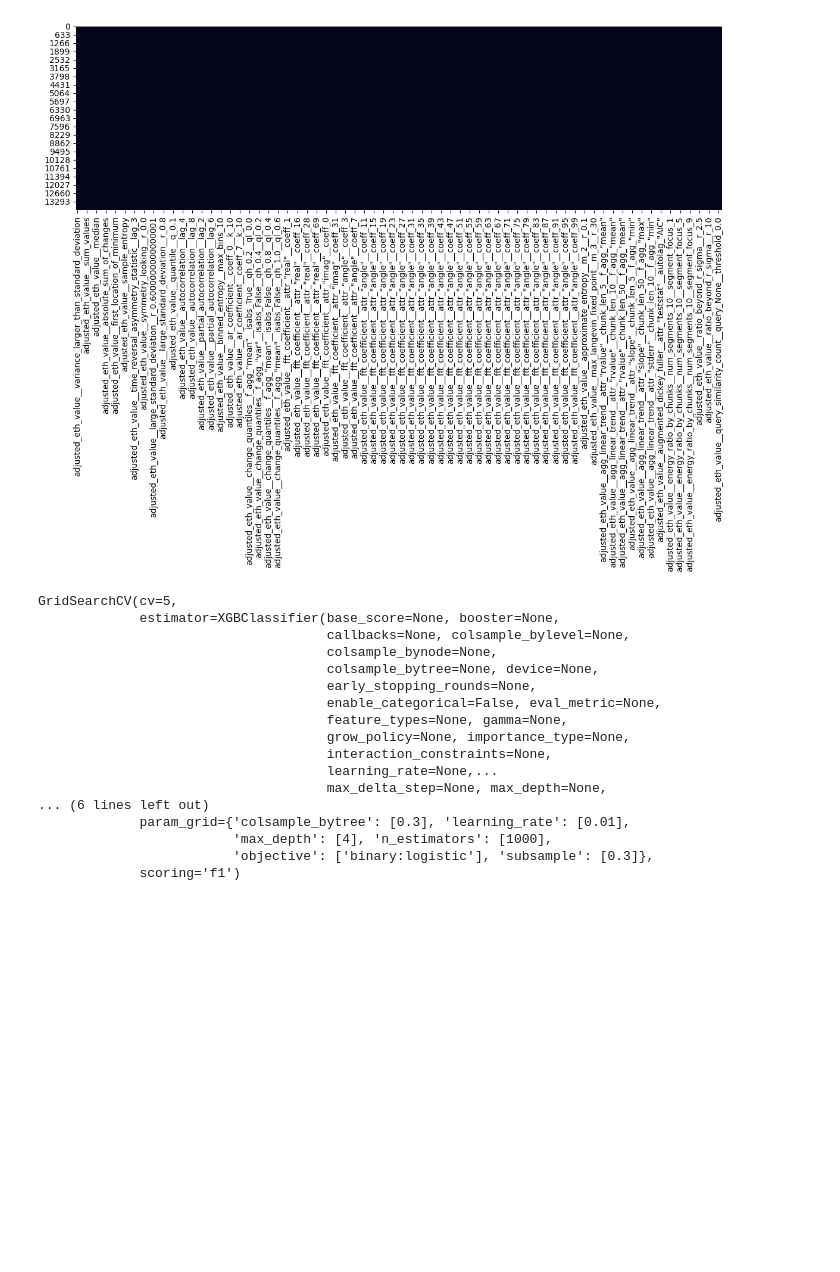
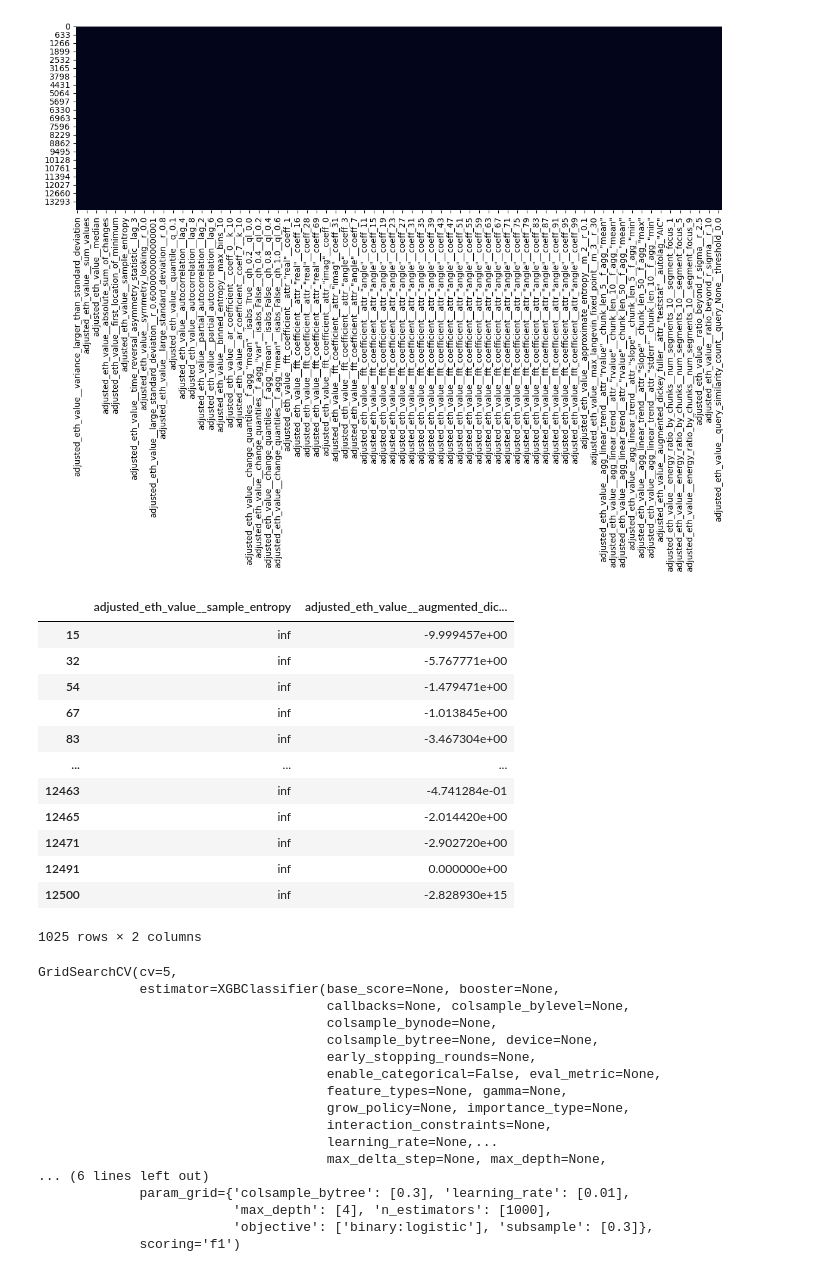
Before and after one commit to shazzad-hasan/ethereum-fraud-detection, a Jupyter notebook: data-preparation/kaggle_etherscan_time_series_data.ipynb, the cells around one changed output. Saved outputs shown, nothing was run; the diff lists cells and outputs as text; code cells hidden in the pictures; blank space fills up the shorter version.

```diff
--- a/data-preparation/kaggle_etherscan_time_series_data.ipynb
+++ b/data-preparation/kaggle_etherscan_time_series_data.ipynb
@@ -63,4 +62,19 @@ plt.show()
 # %%
 positions = df_ts.isin([np.inf, -np.inf])
 inf_positions = df_ts.loc[positions.any(axis=1), positions.any(axis=0)]
+inf_positions
+# %% [output]
+|  | adjusted_eth_value__sample_entropy | adjusted_eth_value__augmented_dic... |
+| 15 | inf | -9.999457e+00 |
+| 32 | inf | -5.767771e+00 |
+| 54 | inf | -1.479471e+00 |
+| 67 | inf | -1.013845e+00 |
+| 83 | inf | -3.467304e+00 |
+| ... | ... | ... |
+| 12463 | inf | -4.741284e-01 |
+| 12465 | inf | -2.014420e+00 |
+| 12471 | inf | -2.902720e+00 |
+| 12491 | inf | 0.000000e+00 |
+| 12500 | inf | -2.828930e+15 |
+1025 rows × 2 columns
 # %%
```
Also changed, not shown: parts of 20 cells of this notebook.
